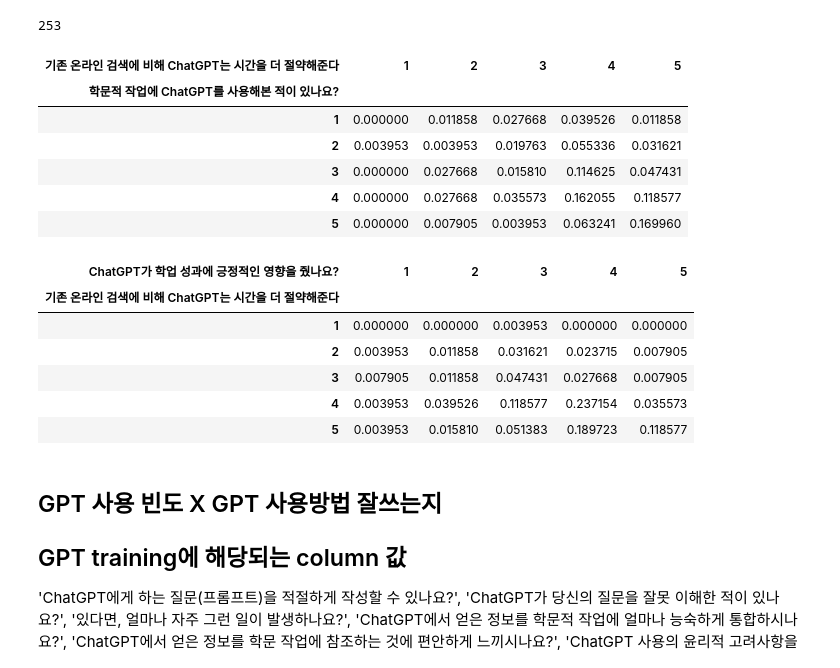
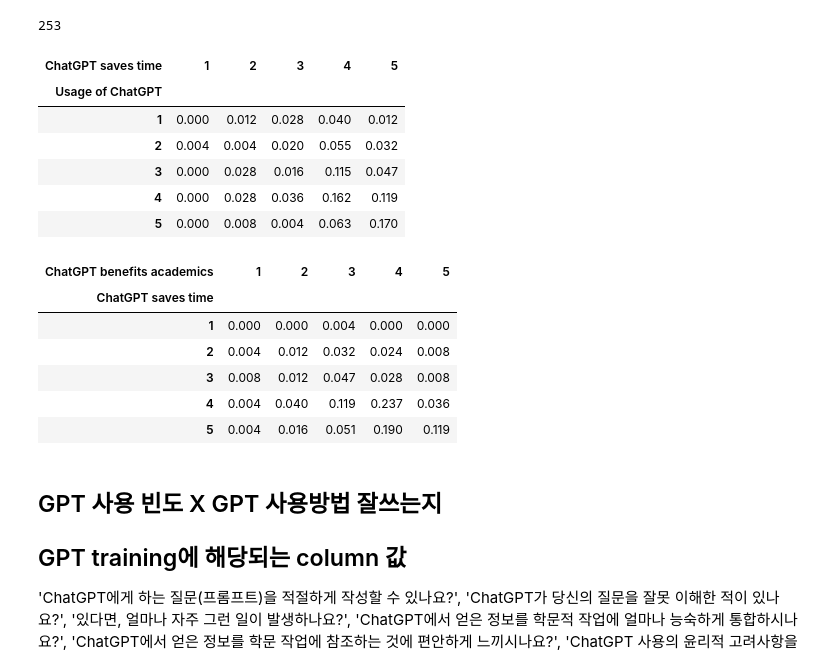
Before and after one commit to diatomicC/FYP_Form_Analysis__Automation, a Jupyter notebook: 분석 노트 .ipynb, the cells around one changed output. Saved outputs shown, nothing was run; the diff lists cells and outputs as text; code cells hidden in the pictures.

```diff
--- a/분석 노트 .ipynb
+++ b/분석 노트 .ipynb
@@ -686,17 +694,22 @@ Name: 주당 공부 시간은 얼마나 되나요?, dtype: int64
 df['학문적 작업에 ChatGPT를 사용해본 적이 있나요?'].count()
 # %% [output]
 253
+# %%
+df_temp1 = df[['학문적 작업에 ChatGPT를 사용해본 적이 있나요?', '기존 온라인 검색에 비해 ChatGPT는 시간을 더 절약해준다']]
+df_temp1.columns = ['Usage of ChatGPT', 'ChatGPT saves time']
 # %%
-df_time_use = df.groupby('학문적 작업에 ChatGPT를 사용해본 적이 있나요?')['기존 온라인 검색에 비해 ChatGPT는 시간을 더 절약해준다'].value_counts().unstack().fillna(0)
+df_time_use = df_temp1.groupby('Usage of ChatGPT')['ChatGPT saves time'].value_counts().unstack().fillna(0)
 # %%
 df_time_use = df_time_use/253
+# %%
+df_time_use = df_time_use.round(3)
 # %%
-df_time_use.style.background_gradient(axis=None)
+df_time_use.style.background_gradient(axis=None, cmap='Purples').format(precision=3)
 # %% [output]
-| 기존 온라인 검색에 비해 ChatGPT는 시간을 더 절약해준다 | 1 | 2 | 3 | 4 | 5 |
-| 학문적 작업에 ChatGPT를 사용해본 적이 있나요? |  |  |  |  |  |
-| 1 | 0.000000 | 0.011858 | 0.027668 | 0.039526 | 0.011858 |
-| 2 | 0.003953 | 0.003953 | 0.019763 | 0.055336 | 0.031621 |
-| 3 | 0.000000 | 0.027668 | 0.015810 | 0.114625 | 0.047431 |
-| 4 | 0.000000 | 0.027668 | 0.035573 | 0.162055 | 0.118577 |
-| 5 | 0.000000 | 0.007905 | 0.003953 | 0.063241 | 0.169960 |
+| ChatGPT saves time | 1 | 2 | 3 | 4 | 5 |
+| Usage of ChatGPT |  |  |  |  |  |
+| 1 | 0.000 | 0.012 | 0.028 | 0.040 | 0.012 |
+| 2 | 0.004 | 0.004 | 0.020 | 0.055 | 0.032 |
+| 3 | 0.000 | 0.028 | 0.016 | 0.115 | 0.047 |
+| 4 | 0.000 | 0.028 | 0.036 | 0.162 | 0.119 |
+| 5 | 0.000 | 0.008 | 0.004 | 0.063 | 0.170 |
@@ -705,15 +721,15 @@ df_score_use = df.groupby('기존 온라인 검색에 비해 ChatGPT는 시간
 # %%
 df_score_use = df_score_use/253
 # %%
-df_score_use.style.background_gradient(axis=None)
+df_score_use.style.background_gradient(axis=None, cmap='Purples').format(precision=3)
 # %% [output]
-| ChatGPT가 학업 성과에 긍정적인 영향을 줬나요? | 1 | 2 | 3 | 4 | 5 |
-| 기존 온라인 검색에 비해 ChatGPT는 시간을 더 절약해준다 |  |  |  |  |  |
-| 1 | 0.000000 | 0.000000 | 0.003953 | 0.000000 | 0.000000 |
-| 2 | 0.003953 | 0.011858 | 0.031621 | 0.023715 | 0.007905 |
-| 3 | 0.007905 | 0.011858 | 0.047431 | 0.027668 | 0.007905 |
-| 4 | 0.003953 | 0.039526 | 0.118577 | 0.237154 | 0.035573 |
-| 5 | 0.003953 | 0.015810 | 0.051383 | 0.189723 | 0.118577 |
+| ChatGPT benefits academics | 1 | 2 | 3 | 4 | 5 |
+| ChatGPT saves time |  |  |  |  |  |
+| 1 | 0.000 | 0.000 | 0.004 | 0.000 | 0.000 |
+| 2 | 0.004 | 0.012 | 0.032 | 0.024 | 0.008 |
+| 3 | 0.008 | 0.012 | 0.047 | 0.028 | 0.008 |
+| 4 | 0.004 | 0.040 | 0.119 | 0.237 | 0.036 |
+| 5 | 0.004 | 0.016 | 0.051 | 0.190 | 0.119 |
 # %% [markdown]
 ## GPT 사용 빈도 X GPT 사용방법 잘쓰는지
 ## GPT training에 해당되는 column 값
```
Also changed, not shown: parts of 19 cells of this notebook.
